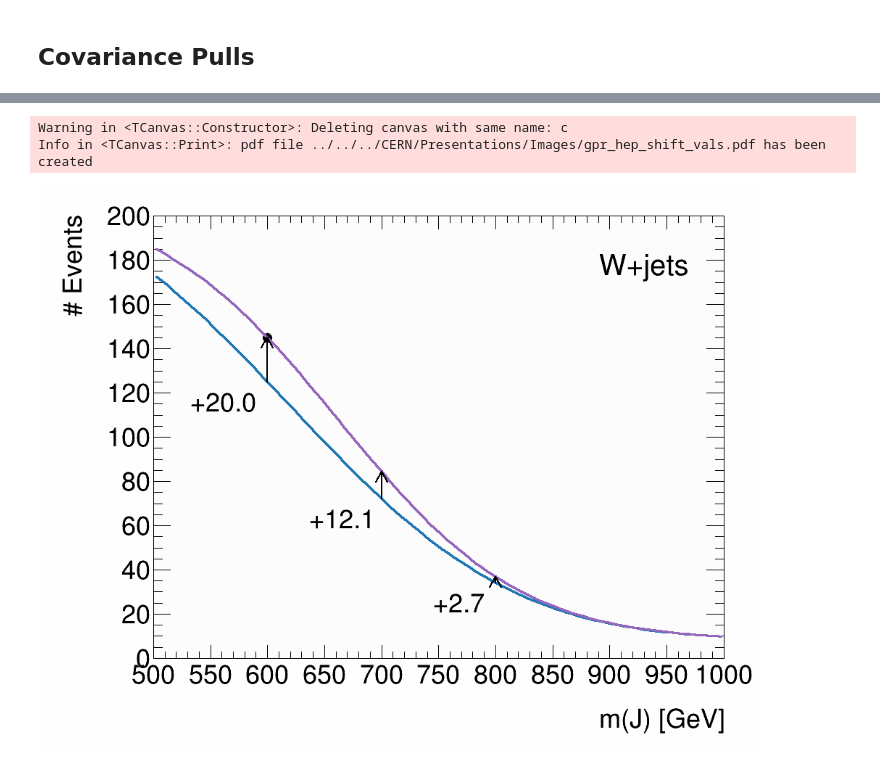
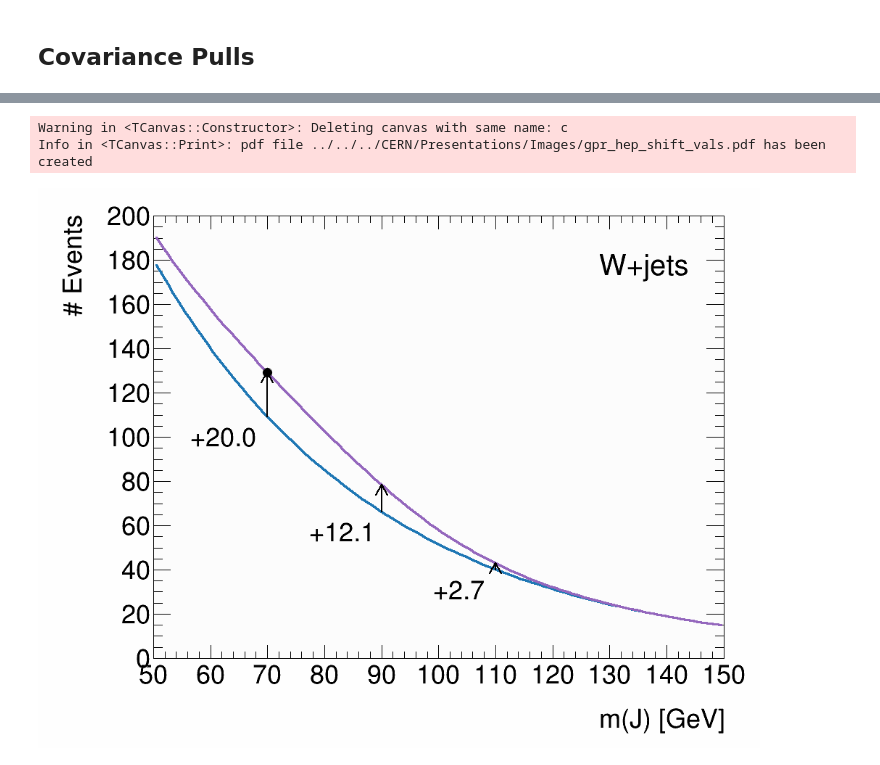
Before and after one commit to riley-x/GaussianProcessExample, a Jupyter notebook: hep.ipynb, the cells around one changed output, grey strips where cells are left out. Saved outputs shown, nothing was run; the diff lists cells and outputs as text; code cells hidden in the pictures.

```diff
--- a/hep.ipynb
+++ b/hep.ipynb
@@ -834,12 +796,12 @@ Info in <TCanvas::Print>: pdf file ../../../CERN/Presentations/Images/gpr_hep_sh
 # %%
-f_orig = ROOT.TF1('f_orig', '0.8 * f_true(x) * (1 + 0.3 * cos(x / 100))', m_min, m_max)
+f_orig = ROOT.TF1('f_orig', 'f_true(x)', m_min, m_max)
 f_orig.SetLineColor(plot.colors.blue)
 f_orig.SetLineWidth(3)
 
-def add_ons():
+def add_ons(c):
     f_orig.Draw('SAME L')
 
-_ = pull_plot('gpr_hep_shift_orig.pdf', add_ons)
+_ = base_plot('gpr_hep_shift_orig.pdf', add_ons)
 # %% [output]
 Warning in <TCanvas::Constructor>: Deleting canvas with same name: c
 Info in <TCanvas::Print>: pdf file ../../../CERN/Presentations/Images/gpr_hep_shift_orig.pdf has been created
@@ -847,15 +809,15 @@ Info in <TCanvas::Print>: pdf file ../../../CERN/Presentations/Images/gpr_hep_sh
 # %%
 g = ROOT.TGraphErrors(1)
-g.SetPoint(0, 600, f_orig(600) + 20)
-g.SetPointError(0, 0, 8)
+g.SetPoint(0, 70, f_orig(70) + 20)
+g.SetPointError(0, 2.5, 8)
 g.SetMarkerSize(1.5)
 g.SetLineWidth(2)
 
-def add_ons():
+def add_ons(c):
     f_orig.Draw('SAME L')
     g.Draw('SAME P')
 
-_ = pull_plot('gpr_hep_shift_points.pdf', add_ons)
+_ = base_plot('gpr_hep_shift_points.pdf', add_ons)
 # %% [output]
 Warning in <TCanvas::Constructor>: Deleting canvas with same name: c
 Info in <TCanvas::Print>: pdf file ../../../CERN/Presentations/Images/gpr_hep_shift_points.pdf has been created
@@ -863,7 +825,7 @@ Info in <TCanvas::Print>: pdf file ../../../CERN/Presentations/Images/gpr_hep_sh
 # %%
 funcs = [
-    ROOT.TF1('f1', 'f_orig(x) + 20*exp(-0.5*((x-600)/10)**2)', m_min, m_max),
-    ROOT.TF1('f2', 'f_orig(x) + 20*exp(-0.5*((x-600)/100)**2)', m_min, m_max),
+    ROOT.TF1('f1', 'f_orig(x) + 20*exp(-0.5*((x-70)/2)**2)', m_min, m_max),
+    ROOT.TF1('f2', 'f_orig(x) + 20*exp(-0.5*((x-70)/20)**2)', m_min, m_max),
 ]
 
 for i,f in enumerate(funcs):
@@ -871,12 +833,12 @@ for i,f in enumerate(funcs):
     # f.SetLineStyle(ROOT.kDashed)
     f.SetLineWidth(3)
 
-    def add_ons():
+    def add_ons(c):
         f_orig.Draw('SAME L')
         f.Draw('SAME L')
         g.Draw('SAME P')
 
-    _ = pull_plot(f'gpr_hep_shift_f{i}.pdf', add_ons)
+    _ = base_plot(f'gpr_hep_shift_f{i}.pdf', add_ons)
 # %% [output]
 Warning in <TCanvas::Constructor>: Deleting canvas with same name: c
 Info in <TCanvas::Print>: pdf file ../../../CERN/Presentations/Images/gpr_hep_shift_f0.pdf has been created
@@ -886,34 +848,34 @@ Info in <TCanvas::Print>: pdf file ../../../CERN/Presentations/Images/gpr_hep_sh
 # %%
 ### Shift amounts at other points ###
 f_new = funcs[-1]
-points = [600, 700, 800]
+points = [70, 90, 110]
 markers = []
 for p in points:
     # m1 = ROOT.TMarker(p, f_orig(p), ROOT.kFullCircle)
     # m1.SetMarkerSize(1.5)
     # m2 = ROOT.TMarker(p, f_new(p), ROOT.kFullCircle)
     # m2.SetMarkerSize(1.5)
 
     diff = f_new(p) - f_orig(p)
     # if diff > 5:
     # a = ROOT.TArrow(p, f_orig(p), p, f_new(p) - 2, 0.02, '>')
     a = ROOT.TArrow(p, f_orig(p), p, f_new(p), 0.02, '>')
     a.SetLineWidth(2)
 
-    t = ROOT.TLatex(p - 10, f_orig(p) - 5, f'+{diff:.1f}')
+    t = ROOT.TLatex(p - 2, f_orig(p) - 5, f'+{diff:.1f}')
     t.SetTextAlign(ROOT.kHAlignRight + ROOT.kVAlignTop)
     # markers.extend([m1, m2, a, t])
     markers.extend([a, t])
 
-def add_ons():
-    g.Draw('SAME PX')
+def add_ons(c):
     f_orig.Draw('SAME L')
     f_new.Draw('SAME L')
+    g.Draw('SAME PX')
     for m in markers:
         m.Draw()
 
-_ = pull_plot('gpr_hep_shift_vals.pdf', add_ons)
+_ = base_plot('gpr_hep_shift_vals.pdf', add_ons)
 # %% [output]
 Warning in <TCanvas::Constructor>: Deleting canvas with same name: c
 Info in <TCanvas::Print>: pdf file ../../../CERN/Presentations/Images/gpr_hep_shift_vals.pdf has been created
-[figure, old version]
+[figure, new version]
```
Also changed, not shown: parts of 13 cells of this notebook.
